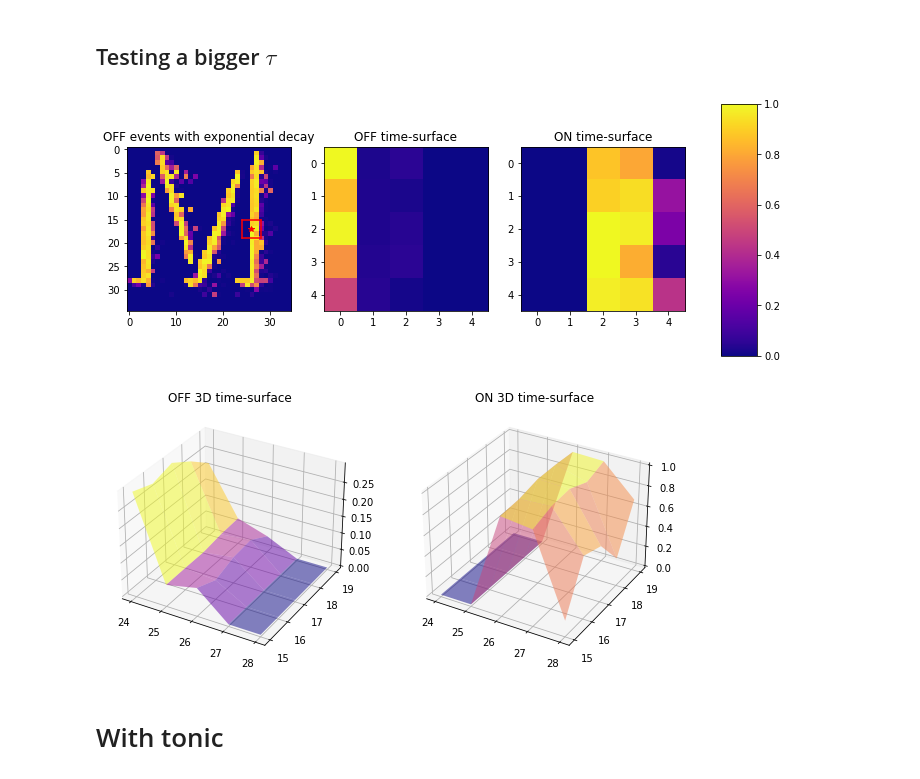
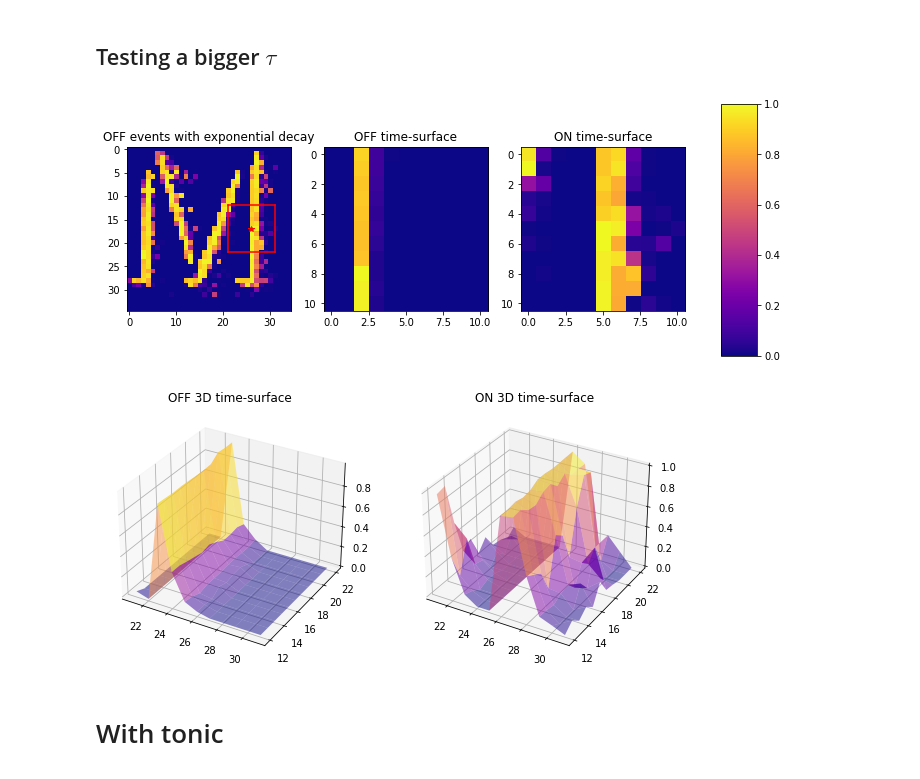
Before and after one commit to AntoineGrimaldi/HOTS, a Jupyter notebook: notebooks/BASICS_01_SpatioTemporalSurface.ipynb, the cells around one changed output. Cells and saved outputs as stored; diff of their text form; code cells hidden in the pictures.

```diff
--- a/notebooks/BASICS_01_SpatioTemporalSurface.ipynb
+++ b/notebooks/BASICS_01_SpatioTemporalSurface.ipynb
@@ -42,10 +42,13 @@ plt.imshow(pixgridOFF);
 # Creating the SpatioTemporal Surface
 # %%
 target_event = 20000
-SpTe = timesurface(R=5,tau=2e2,camsize=[34,34], sigma=1)
+R, tau, camsize, nbpol, sigma, decay = 5, 2e2, [34,34], 2, 1, 'exponential'
+SpTe = timesurface(R, tau, camsize, nbpol, sigma, decay)
 i = 0
 while i<target_event+1:
-    TS = SpTe.addevent(add[i,1],add[i,0],t_scaled[i], p[i])
+    P = np.zeros([nbpol])
+    x, y, t, P[p[i]] = add[i,1],add[i,0],t_scaled[i], 1
+    TS = SpTe.addevent(x, y, t, P)
     i+=1
 
 SpTe.plote()
@@ -58,18 +61,22 @@ SpTe.plot3D()
 ## Testing a bigger $\tau$
 # %%
 target_event = 20000
-SpTe2 = TimeSurface(R=2,tau=2e4,camsize=[34,34])
+
+tau = 2e4
+SpTe2 = timesurface(R, tau, camsize, nbpol, sigma, decay)
 i = 0
 while i<target_event+1:
-    TS, activ = SpTe2.addevent(add[i,1],add[i,0],t_scaled[i], p[i])
+    P = np.zeros([nbpol])
+    x, y, t, P[p[i]] = add[i,1],add[i,0],t_scaled[i], 1
+    TS = SpTe2.addevent(x, y, t, P)
     i+=1
 
 SpTe2.plote()
 
 SpTe2.plot3D()
 # %% [output]
-[figure, old version]
+[figure, new version]
-[figure, old version]
+[figure, new version]
 # %% [markdown]
 # With tonic
 # %%
```
Also changed, not shown: parts of 7 cells of this notebook, 2 other files.
